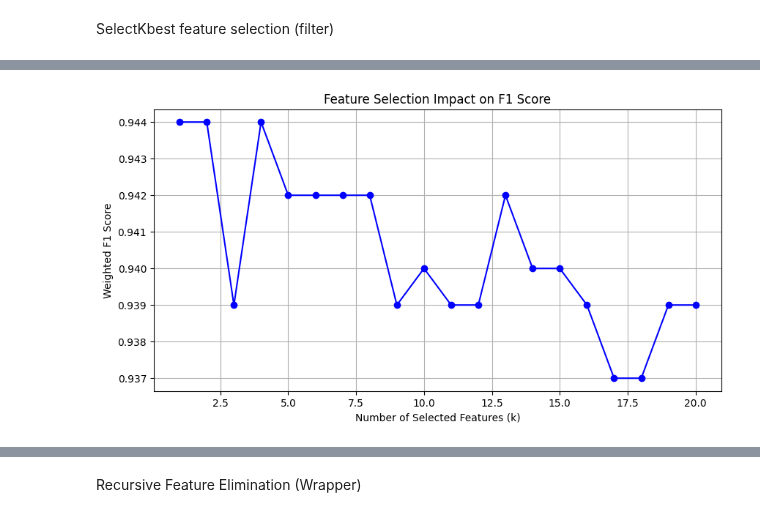
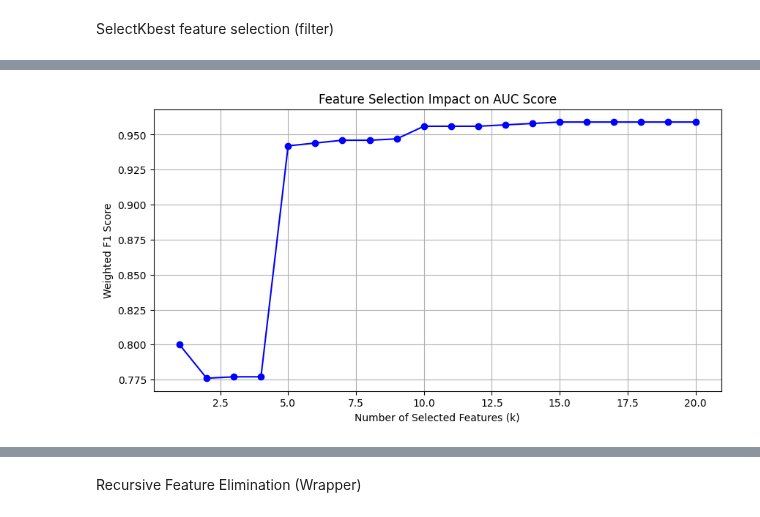
Before and after one commit to Ethxlla/INFO3604-CCO-Backup, a Jupyter notebook: main.ipynb, the cells around one changed output, grey strips where cells are left out. Drawn from its saved outputs; the diff is of its cells as text; code cells hidden in the pictures.

```diff
--- a/main.ipynb
+++ b/main.ipynb
@@ -56,8 +62,0 @@ GBC using all features of the dataset
-# %%
-gbc = GradientBoostingClassifier(random_state=42)
-
-gbc.fit(X_train, y_train)
-preds = gbc.predict(X_test)
-
-f1_score_all = round(f1_score(y_test, preds, average='weighted'), 3)
-print(f"F1 Score: {f1_score_all}")
@@ -82,9 +108,2 @@ plt.show()
 # %% [markdown]
 Dropping Features with variance below 0.8
-# %%
-sel_X_train = X_train_V.drop(["user_lang", "lang", "time_zone", "location", "source", "hour", "weekday", "month", "year"], axis=1)
-sel_X_test = X_test_V.drop(["user_lang", "lang", "time_zone", "location", "source", "hour", "weekday", "month", "year"], axis=1)
-gbc.fit(sel_X_train, y_train_V)
-var_preds = gbc.predict(sel_X_test)
-f1_score_var = round(f1_score(y_test_V, var_preds, average="weighted"), 3)
-print(f1_score_var)
@@ -93,26 +144,2 @@ print(f1_score_var)
 # %% [markdown]
 SelectKbest feature selection (filter)
-# %%
-X_train_V1, X_test_V1, y_train_V1, y_test_V1 = X_train.copy(), X_test.copy(), y_train.copy(), y_test.copy()
-
-f1_score_list = []
-feature_counts = []
-selected_features_dict = {}
-
-for k in range(1, 21):
-    selector = SelectKBest(mutual_info_classif, k=k)
-    selector.fit(X_train_V1, y_train_V1)
-
-    selected_feature_mask = selector. get_support()
-    selected_features = X_train_V1.columns[selected_feature_mask]
-    selected_features_dict[k] = list(selected_features)
-
-    selected_X_train = selector.transform(X_train_V1)
-    selected_X_test = selector.transform(X_test_V1)
-
-    gbc.fit(selected_X_train, y_train_V1)
-    kbest_preds = gbc.predict(selected_X_test)
-
-    f1_score_kbest = round(f1_score(y_test_V1, kbest_preds, average="weighted"), 3)
-    f1_score_list.append(f1_score_kbest)
-    feature_counts.append(k)
@@ -119,10 +200,10 @@ for k in range(1, 21):
 # %%
 plt.figure(figsize=(10, 5))
-plt.plot(feature_counts, f1_score_list, marker='o', linestyle='-', color='b')
+plt.plot(feature_counts, auc_score_list, marker='o', linestyle='-', color='b')
 plt.xlabel("Number of Selected Features (k)")
 plt.ylabel("Weighted F1 Score")
-plt.title("Feature Selection Impact on F1 Score")
+plt.title("Feature Selection Impact on AUC Score")
 plt.grid(True)
 plt.show()
 # %% [output]
-[figure, old version]
+[figure, new version]
```
Also changed, not shown: parts of 14 cells of this notebook.
